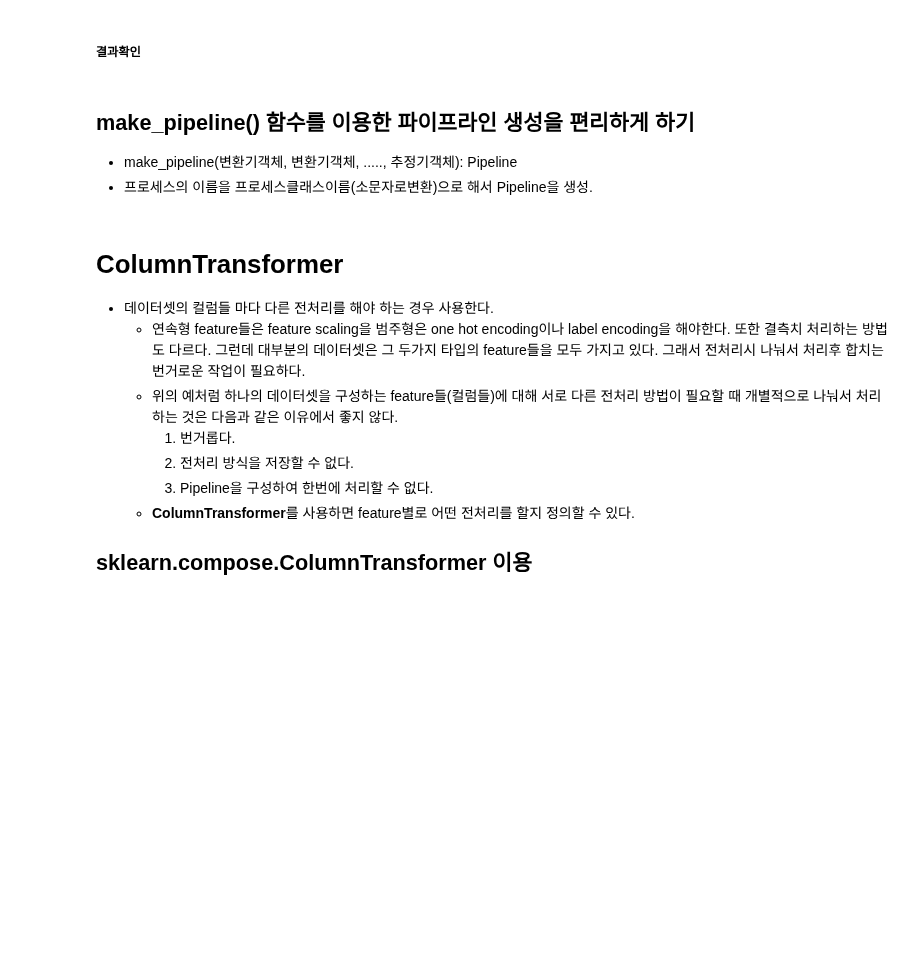
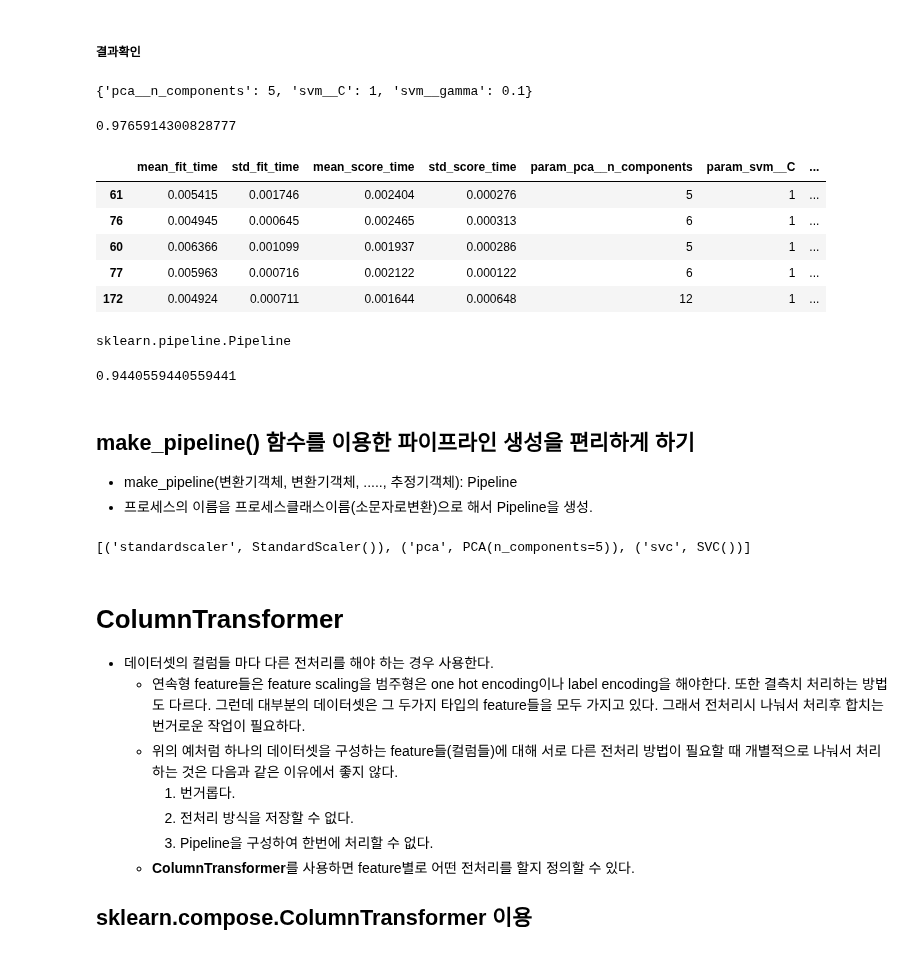
Before and after one commit to LeeJUHO127/DA-35, a Jupyter notebook: 07_machine_learning/06_과적합_일반화_그리드서치_파이프라인.ipynb, the cells around one changed output. Saved outputs shown, nothing was run; the diff lists cells and outputs as text; code cells hidden in the pictures; blank space fills up the shorter version.

```diff
--- a/07_machine_learning/06_과적합_일반화_그리드서치_파이프라인.ipynb
+++ b/07_machine_learning/06_과적합_일반화_그리드서치_파이프라인.ipynb
@@ -460,6 +713,30 @@ X_train, X_test, y_train, y_test = train_test_split(X, y, stratify=y, random_sta
 # %% [markdown]
 ##### Pipeline 생성
+# %%
+## 변환기 - 1) StandardScaler -> 2) PCA (n_components: 2 ~ 30)
+##  추정기 - 3) SVM (c, gamma)
+steps = [
+    ("scaler", StandardScaler()),
+    ("pca", PCA()),
+    ("svm", SVC(random_state=0))
+]
+pipeline = Pipeline(steps, verbose=True)
 # %% [markdown]
 ##### GridSearchCV 생성
+# %%
+params = {
+    "pca__n_components": range(2, 31),  #PCA
+    "svm__C":[0.01, 0.1, 0.5, 1],               #SVC
+    "svm__gamma":[0.01, 0.1, 0.5, 1]        #SVC
+}
+gs = GridSearchCV(
+    pipeline, # 모델에 pipeline을 지정.
+    params,
+    scoring="accuracy",
+    cv=4,
+    n_jobs=-1
+)
 # %% [markdown]
 ##### 학습
+# %%
+gs.fit(X_train, y_train)
@@ -466,9 +757,46 @@ X_train, X_test, y_train, y_test = train_test_split(X, y, stratify=y, random_sta
 # %% [markdown]
 ##### 결과확인
+# %%
+gs.best_params_
+# %% [output]
+{'pca__n_components': 5, 'svm__C': 1, 'svm__gamma': 0.1}
+# %%
+gs.best_score_
+# %% [output]
+0.9765914300828777
+# %%
+result_df = pd.DataFrame(gs.cv_results_)
+result_df.sort_values("rank_test_score").head()
+# %% [output]
+|  | mean_fit_time | std_fit_time | mean_score_time | std_score_time | param_pca__n_components | param_svm__C | ... |
+| 61 | 0.005415 | 0.001746 | 0.002404 | 0.000276 | 5 | 1 | ... |
+| 76 | 0.004945 | 0.000645 | 0.002465 | 0.000313 | 6 | 1 | ... |
+| 60 | 0.006366 | 0.001099 | 0.001937 | 0.000286 | 5 | 1 | ... |
+| 77 | 0.005963 | 0.000716 | 0.002122 | 0.000122 | 6 | 1 | ... |
+| 172 | 0.004924 | 0.000711 | 0.001644 | 0.000648 | 12 | 1 | ... |
+# %%
+best_model = gs.best_estimator_
+type(best_model)
+# %% [output]
+sklearn.pipeline.Pipeline
+# %%
+accuracy_score(y_test, best_model.predict(X_test))
+# %% [output]
+0.9440559440559441
 # %% [markdown]
 ## make_pipeline() 함수를 이용한 파이프라인 생성을 편리하게 하기
 - make_pipeline(변환기객체, 변환기객체, ....., 추정기객체): Pipeline
 - 프로세스의 이름을 프로세스클래스이름(소문자로변환)으로 해서 Pipeline을 생성.
+# %%
+from sklearn.pipeline import make_pipeline
+pipeline = make_pipeline(
+    StandardScaler(),
+    PCA(n_components=5),
+    SVC()
+)
+print(pipeline.steps)
+# %% [output]
+[('standardscaler', StandardScaler()), ('pca', PCA(n_components=5)), ('svc', SVC())]
 # %% [markdown]
 # ColumnTransformer
 
```
Also changed, not shown: parts of 52 cells of this notebook, 4 other files.
